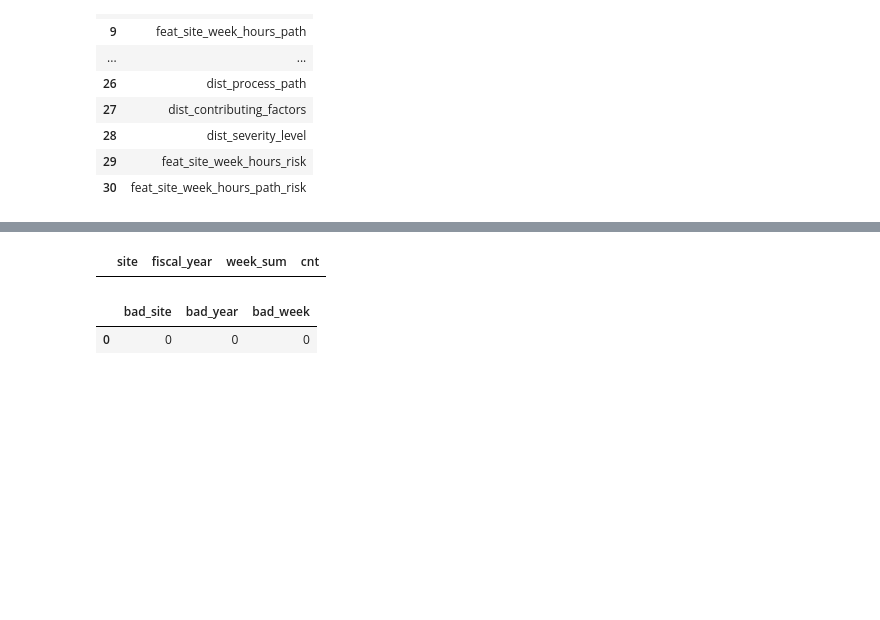
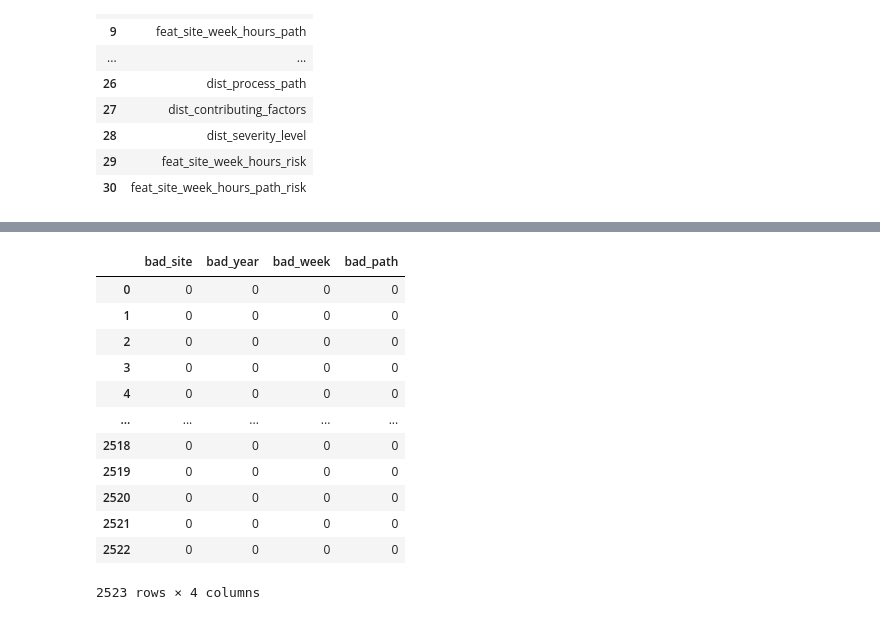
Before and after one commit to JudeMirac/Saftey-Risk-Analysis, a Jupyter notebook: notebooks/data_health_checks.ipynb, the cells around one changed output, grey strips where cells are left out. Cells and saved outputs as stored; diff of their text form; code cells hidden in the pictures; blank space fills up the shorter version.

```diff
--- a/notebooks/data_health_checks.ipynb
+++ b/notebooks/data_health_checks.ipynb
@@ -2,6 +2,9 @@
 import sqlite3 # import sql to connect to database
 import pandas as pd # import pandas for exploration and data handling
 # %%
-db_path = r'C:\Users\dmiracju\Saftey-Risk-Analysis\database\Safety.db'
+# store database path as an object
+db_path = '/Users/juskiiii/Saftey-Risk-Analysis/Saftey-Risk-Analysis/database/Safety.db'
+
+# Load database object file into sql connection
 conn = sqlite3.connect(db_path)
 # %%
@@ -74,25 +76,32 @@ process_path_exposure
 # %%
-# site x exposure grain check
+#                       --- Check for invalid rows in path exposure dataset ---
 
-QA1 = pd.read_sql(""" SELECT
-                        site, fiscal_year, week_sum, COUNT (*) as cnt
-                        FROM int_site_week_hours
-                        GROUP BY site, week_sum, fiscal_year
-                        HAVING COUNt (*) > 1;""", conn)
+path_exposure = pd.read_sql('SELECT * FROM int_site_week_hours_path;', conn)
 
-QA1
+
+# side note: ignore checking for duplicates in this table
-# %% [output]
-|  | site | fiscal_year | week_sum | cnt |
 # %%
-# check for missing values in grain
+#  Check for null rows in grain
 
-QA_null = pd.read_sql("""SELECT
-                            SUM(CASE WHEN site IS NULL OR site = '' THEN 1 ELSE 0 END) as bad_site,
-                            SUM(CASE WHEN fiscal_year IS NULL THEN 1 ELSE 0 END) as bad_year,
-                            SUM(CASE WHEN week_sum IS NULL THEN 1 ELSE 0 END) as bad_week
-                            FROM int_site_week_hours;""", conn)
-QA_null
+QA3 = pd.read_sql("""SELECT
+                      (CASE WHEN site IS NULL or site = '' THEN 1 ELSE 0 END) as bad_site,
+                      (CASE WHEN fiscal_year IS NULL THEN 1 ELSE 0 END) as bad_year,
+                      (CASE WHEN week_sum IS NULL THEN 1 ELSE 0 END) as bad_week,
+                      (CASE WHEN process_path IS NULL or process_path = '' THEN 1 ELSE 0 END) as bad_path
+                FROM int_site_week_hours_path;""", conn)
+QA3
 # %% [output]
-|  | bad_site | bad_year | bad_week |
-| 0 | 0 | 0 | 0 |
+|  | bad_site | bad_year | bad_week | bad_path |
+| 0 | 0 | 0 | 0 | 0 |
+| 1 | 0 | 0 | 0 | 0 |
+| 2 | 0 | 0 | 0 | 0 |
+| 3 | 0 | 0 | 0 | 0 |
+| 4 | 0 | 0 | 0 | 0 |
+| ... | ... | ... | ... | ... |
+| 2518 | 0 | 0 | 0 | 0 |
+| 2519 | 0 | 0 | 0 | 0 |
+| 2520 | 0 | 0 | 0 | 0 |
+| 2521 | 0 | 0 | 0 | 0 |
+| 2522 | 0 | 0 | 0 | 0 |
+2523 rows × 4 columns
 # %%
```
Also changed, not shown: parts of 8 cells of this notebook, 8 other files.
